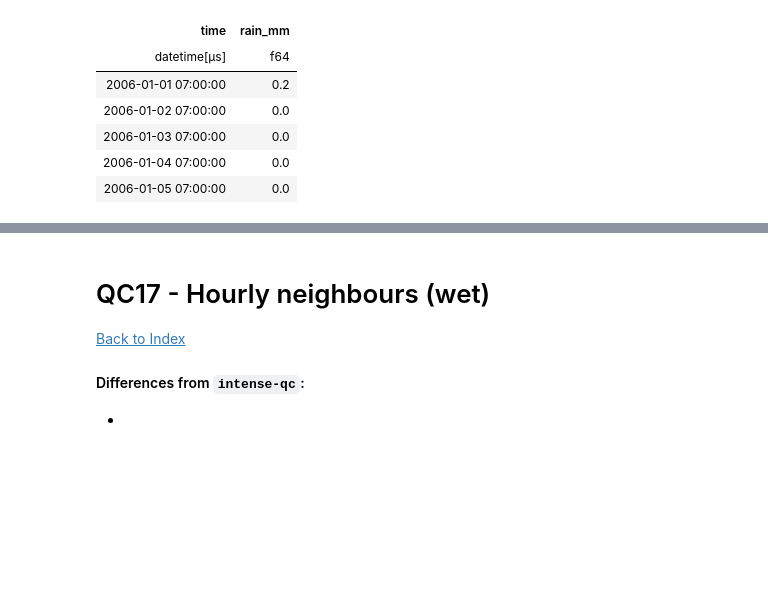
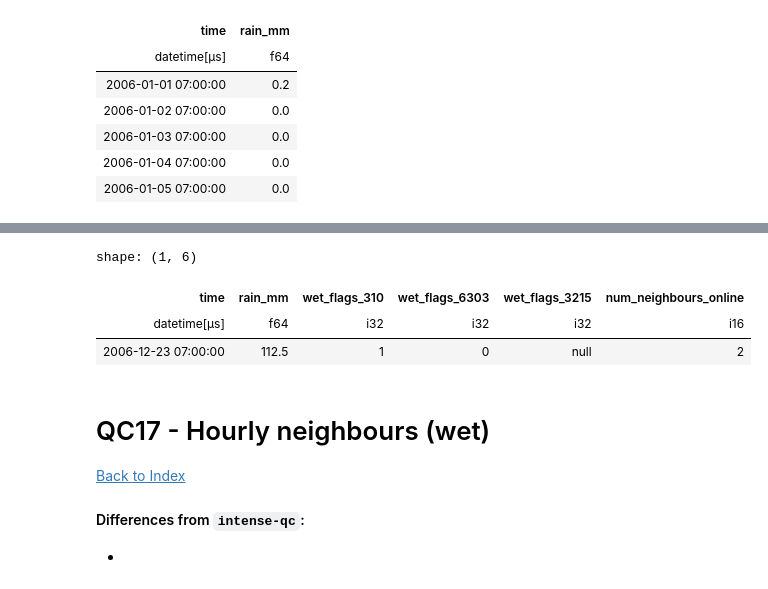
Before and after one commit to Thomasjkeel/RainfallQC-notebooks, a Jupyter notebook: notebooks/neighbour_checks.ipynb, the cells around one changed output, grey strips where cells are left out. Cells and saved outputs as stored; diff of their text form; code cells hidden in the pictures; blank space fills up the shorter version.

```diff
--- a/notebooks/neighbour_checks.ipynb
+++ b/notebooks/neighbour_checks.ipynb
@@ -1109,3 +1184,10 @@ shape: (4, 2)
+# %%
+all_data_num_neighbours.filter(pl.col('wet_flags_310') == 1)
+# %% [output]
+shape: (1, 6)
+| time | rain_mm | wet_flags_310 | wet_flags_6303 | wet_flags_3215 | num_neighbours_online |
+| datetime[μs] | f64 | i32 | i32 | i32 | i16 |
+| 2006-12-23 07:00:00 | 112.5 | 1 | 0 | null | 2 |
 # %% [markdown]
 # QC17 - Hourly neighbours (wet)
 [Back to Index](#Table-of-contents)
```
Also changed, not shown: parts of 25 cells of this notebook.
